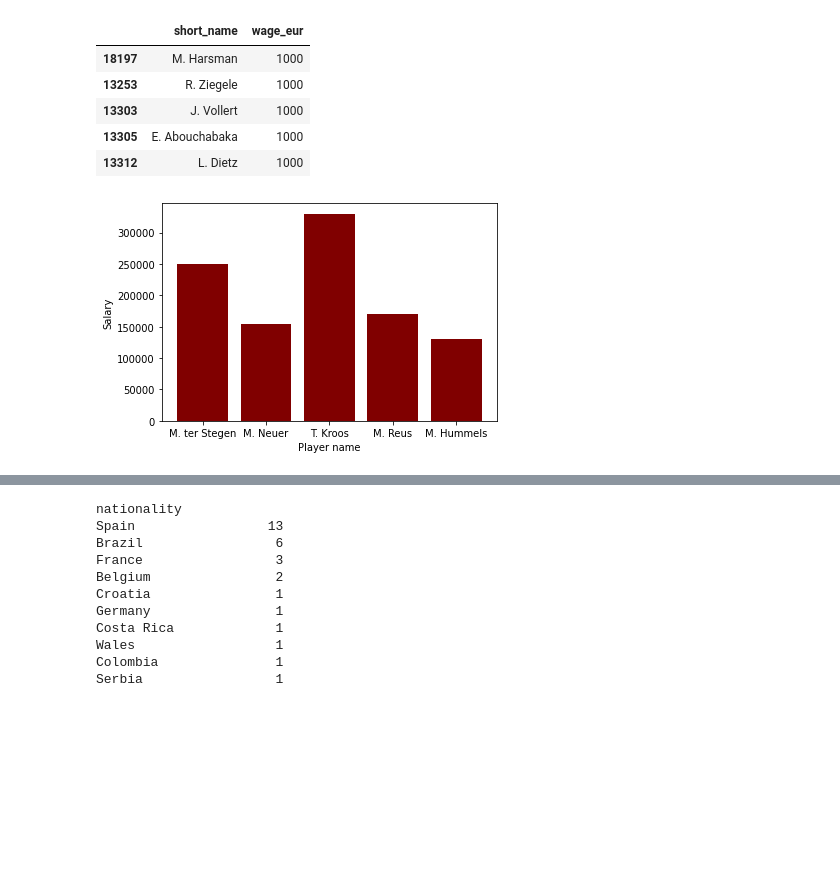
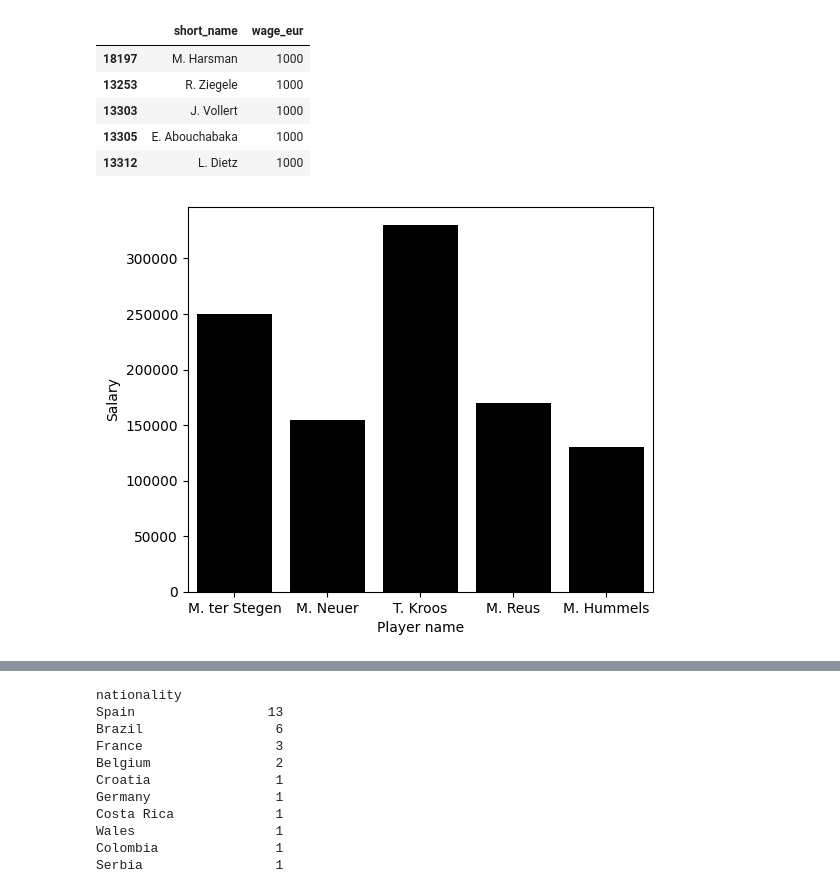
Before and after one commit to yogesh3i/Data_Science_Machine_Learning, a Jupyter notebook: Python_mini_project/FIFA_worldcup_analysis.ipynb, the cells around one changed output, grey strips where cells are left out. Cells and saved outputs as stored; diff of their text form; code cells hidden in the pictures; blank space fills up the shorter version.

```diff
--- a/Python_mini_project/FIFA_worldcup_analysis.ipynb
+++ b/Python_mini_project/FIFA_worldcup_analysis.ipynb
@@ -220,12 +220,13 @@ Germany[['short_name','wage_eur']].sort_values(by=['wage_eur']).head()
 | 13312 | L. Dietz | 1000 |
 # %%
 # plotting bar graph for the same
-plt.bar(list(Germany['short_name'])[0:5],list(Germany['wage_eur'])[0:5],color='maroon')
-plt.xlabel('Player name')
+plt.figure(figsize=(6,5))
+sns.barplot(x=list(Germany['short_name'])[0:5],y=list(Germany['wage_eur'])[0:5],color='black')
+plt.xlabel('Player name',fontsize=10)
 plt.ylabel('Salary')
 plt.show()
 # %% [output]
-[figure, old version]
+[figure, new version]
 # %%
 # sorting the defending players
 
```
Also changed, not shown: parts of 3 cells of this notebook, 10 other files.
